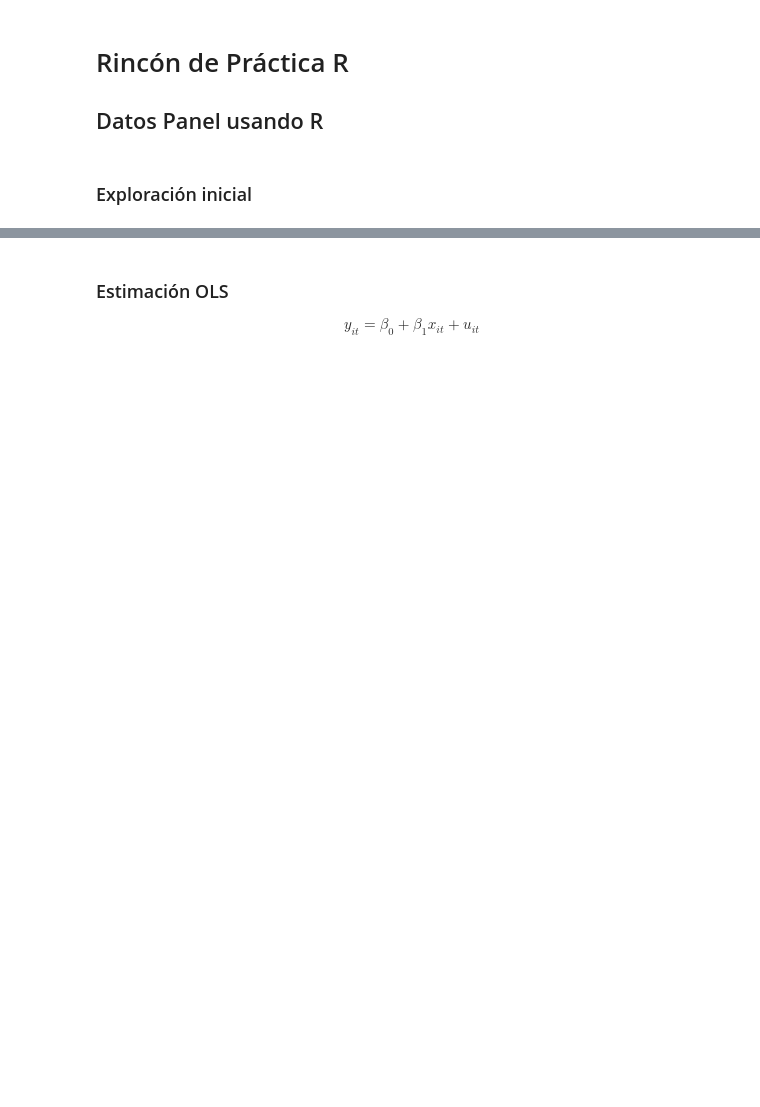
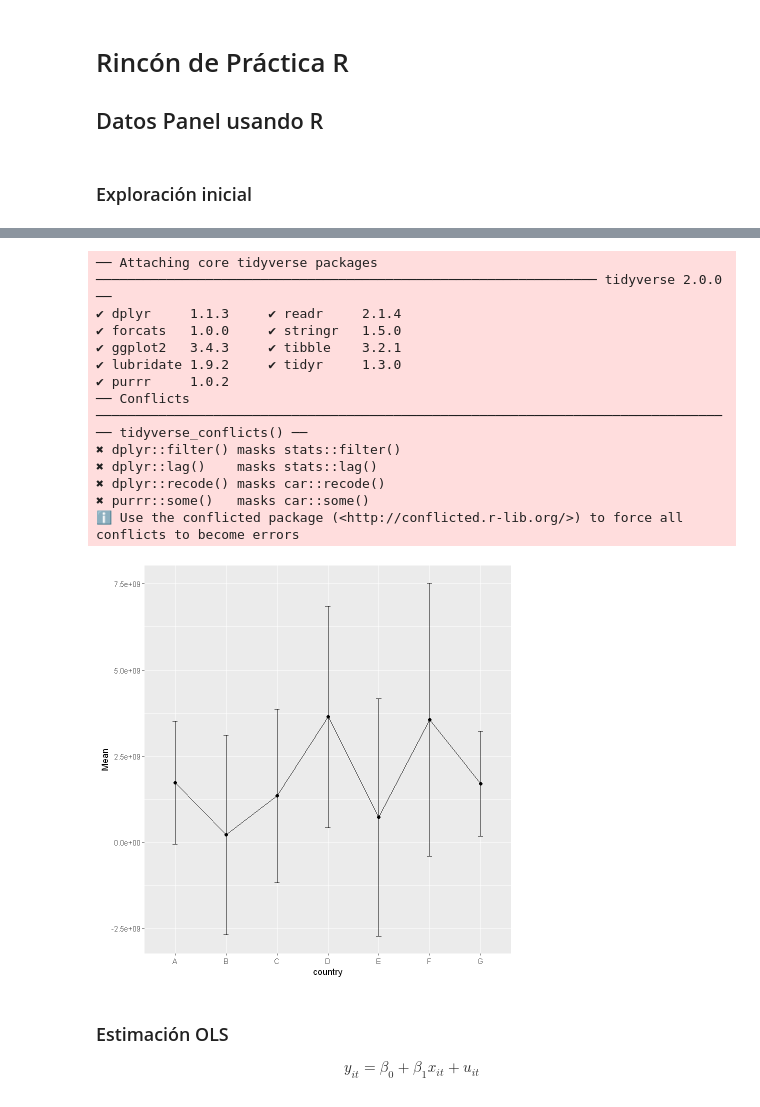
Before and after one commit to luischanci/econometria_luischanci_com, a Jupyter notebook: _sources/content/Ch_Panel/pract_panel_r.ipynb, the cells around one changed output, grey strips where cells are left out. Drawn from its saved outputs; the diff is of its cells as text; code cells hidden in the pictures; blank space fills up the shorter version.

```diff
--- a/_sources/content/Ch_Panel/pract_panel_r.ipynb
+++ b/_sources/content/Ch_Panel/pract_panel_r.ipynb
@@ -29,3 +35,25 @@ Error:
+# %%
+# gráficamente: diferencias entre países
+
+library(tidyverse)
+ggplot(Panel|>group_by(country)|>mutate(Mean=mean(y), Sd=sd(y)) , aes(country, Mean,group=1)) +
+  geom_errorbar(aes(ymin=Mean-Sd, ymax=Mean+Sd), width=.1) +
+  geom_line() +
+  geom_point()
+# %% [output]
+── Attaching core tidyverse packages ──────────────────────────────────────────────────────────────── tidyverse 2.0.0 ──
+✔ dplyr     1.1.3     ✔ readr     2.1.4
+✔ forcats   1.0.0     ✔ stringr   1.5.0
+✔ ggplot2   3.4.3     ✔ tibble    3.2.1
+✔ lubridate 1.9.2     ✔ tidyr     1.3.0
+✔ purrr     1.0.2
+── Conflicts ────────────────────────────────────────────────────────────────────────────────── tidyverse_conflicts() ──
+✖ dplyr::filter() masks stats::filter()
+✖ dplyr::lag()    masks stats::lag()
+✖ dplyr::recode() masks car::recode()
+✖ purrr::some()   masks car::some()
+ℹ Use the conflicted package (<http://conflicted.r-lib.org/>) to force all conflicts to become errors
+[figure, added]
 # %% [markdown]
 ### Estimación OLS
 
```
Also changed, not shown: parts of 7 cells of this notebook, 51 other files.
